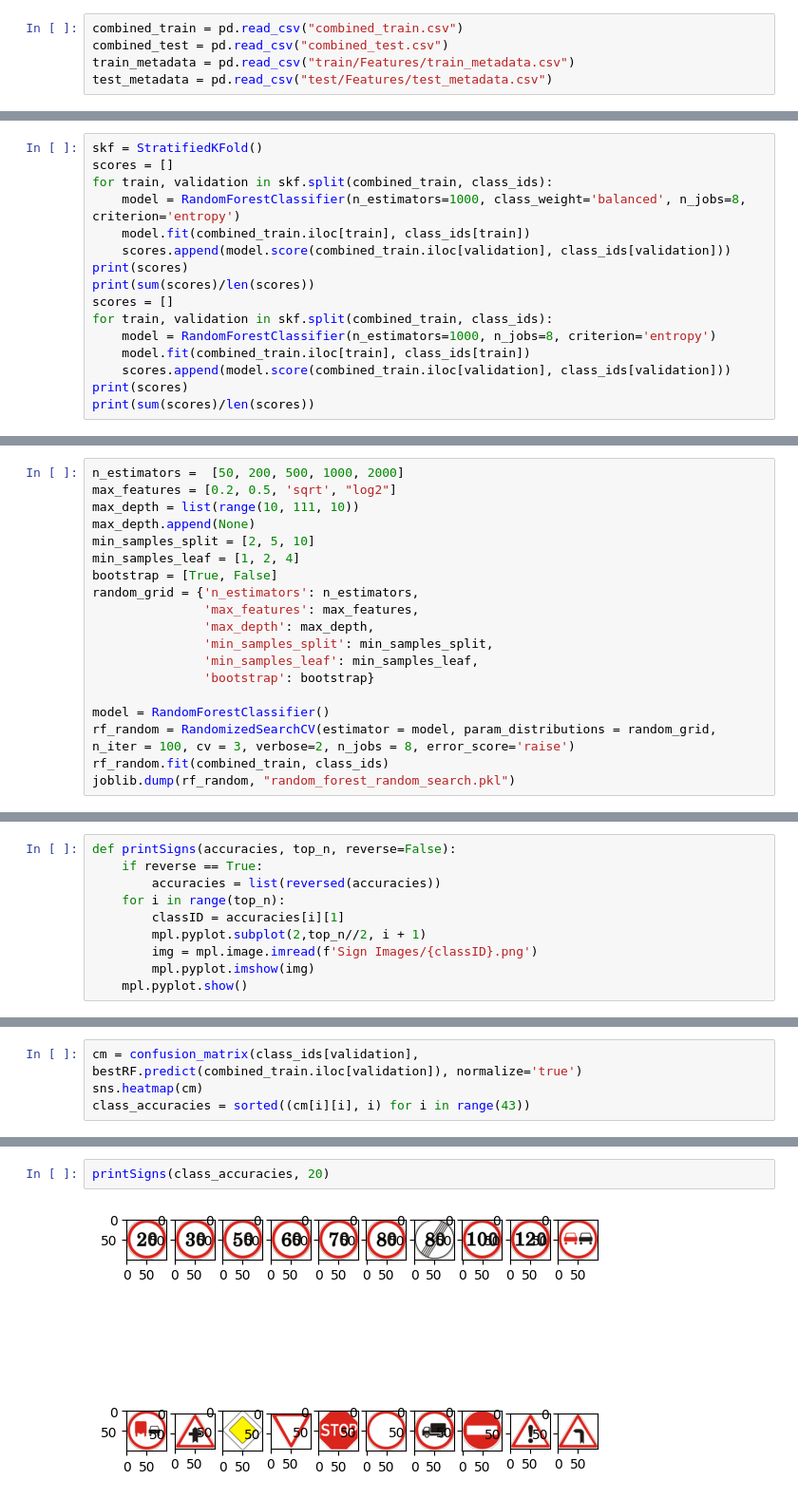
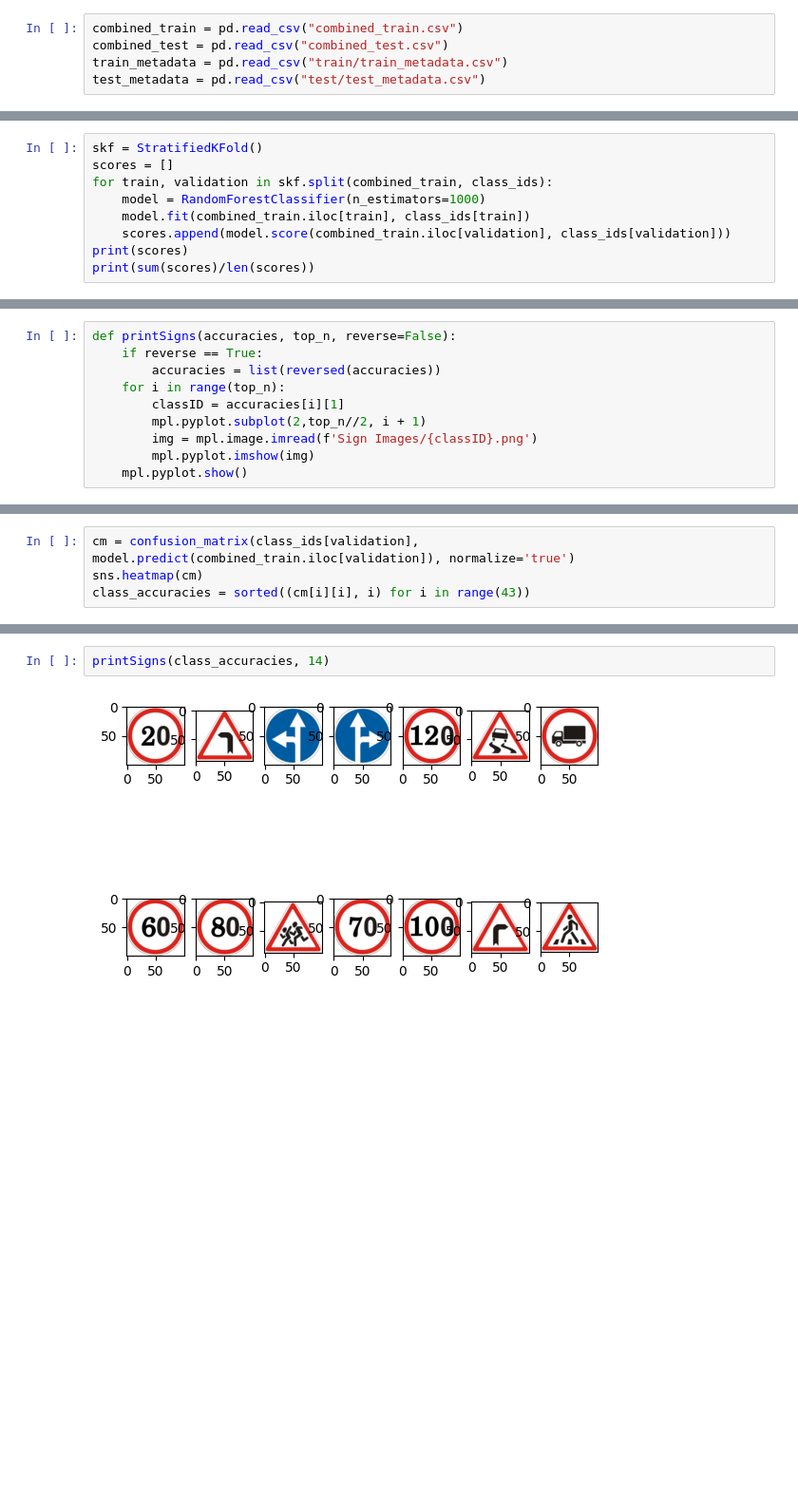
Before and after one commit to Biporian/ML_ASS_2, a Jupyter notebook: Random_Forest.ipynb, the cells around one changed output, grey strips where cells are left out. Shown: that part at 95% size. Drawn from its saved outputs; the diff is of its cells as text; blank space fills up the shorter version.

```diff
--- a/Random_Forest.ipynb
+++ b/Random_Forest.ipynb
@@ -10,8 +10,8 @@ import joblib
 # %%
 combined_train = pd.read_csv("combined_train.csv")
 combined_test = pd.read_csv("combined_test.csv")
-train_metadata = pd.read_csv("train/Features/train_metadata.csv")
-test_metadata = pd.read_csv("test/Features/test_metadata.csv")
+train_metadata = pd.read_csv("train/train_metadata.csv")
+test_metadata = pd.read_csv("test/test_metadata.csv")
 # %%
 class_ids = train_metadata["ClassId"]
 test_ids = test_metadata['id']
@@ -23,16 +21,9 @@ Using a 'balanced' split after stratified folding doesn't really improve much
 skf = StratifiedKFold()
 scores = []
 for train, validation in skf.split(combined_train, class_ids):
-    model = RandomForestClassifier(n_estimators=1000, class_weight='balanced', n_jobs=8, criterion='entropy')
+    model = RandomForestClassifier(n_estimators=1000)
     model.fit(combined_train.iloc[train], class_ids[train])
     scores.append(model.score(combined_train.iloc[validation], class_ids[validation]))
 print(scores)
 print(sum(scores)/len(scores))
-scores = []
-for train, validation in skf.split(combined_train, class_ids):
-    model = RandomForestClassifier(n_estimators=1000, n_jobs=8, criterion='entropy')
-    model.fit(combined_train.iloc[train], class_ids[train])
-    scores.append(model.score(combined_train.iloc[validation], class_ids[validation]))
-print(scores)
-print(sum(scores)/len(scores))
 # %% [output]
@@ -45,19 +31,0 @@ Now for some hyperparameter tuning
-# %%
-n_estimators =  [50, 200, 500, 1000, 2000]
-max_features = [0.2, 0.5, 'sqrt', "log2"]
-max_depth = list(range(10, 111, 10))
-max_depth.append(None)
-min_samples_split = [2, 5, 10]
-min_samples_leaf = [1, 2, 4]
-bootstrap = [True, False]
-random_grid = {'n_estimators': n_estimators,
-               'max_features': max_features,
-               'max_depth': max_depth,
-               'min_samples_split': min_samples_split,
-               'min_samples_leaf': min_samples_leaf,
-               'bootstrap': bootstrap}
-
-model = RandomForestClassifier()
-rf_random = RandomizedSearchCV(estimator = model, param_distributions = random_grid, n_iter = 100, cv = 3, verbose=2, n_jobs = 8, error_score='raise')
-rf_random.fit(combined_train, class_ids)
-joblib.dump(rf_random, "random_forest_random_search.pkl")
@@ -94,5 +42,5 @@ No clue why the below code is broken! (Probably all the validation is contained
 # %%
-cm = confusion_matrix(class_ids[validation], bestRF.predict(combined_train.iloc[validation]), normalize='true')
+cm = confusion_matrix(class_ids[validation], model.predict(combined_train.iloc[validation]), normalize='true')
 sns.heatmap(cm)
 class_accuracies = sorted((cm[i][i], i) for i in range(43))
 # %% [output]
@@ -100,4 +48,4 @@ class_accuracies = sorted((cm[i][i], i) for i in range(43))
 # %%
-printSigns(class_accuracies, 20)
+printSigns(class_accuracies, 14)
 # %% [output]
-[figure, old version]
+[figure, new version]
```
Also changed, not shown: parts of 14 cells of this notebook, 5 other files.
